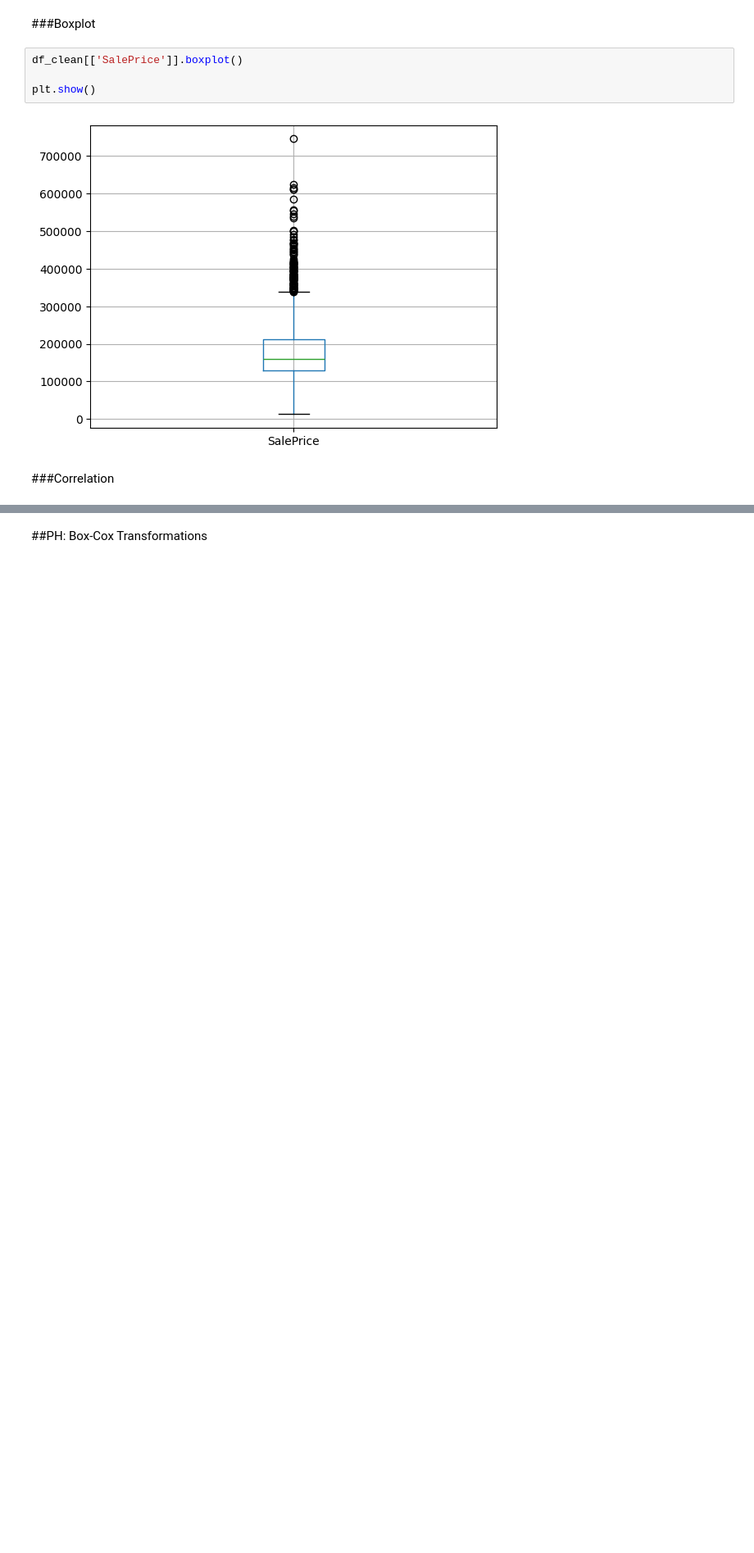
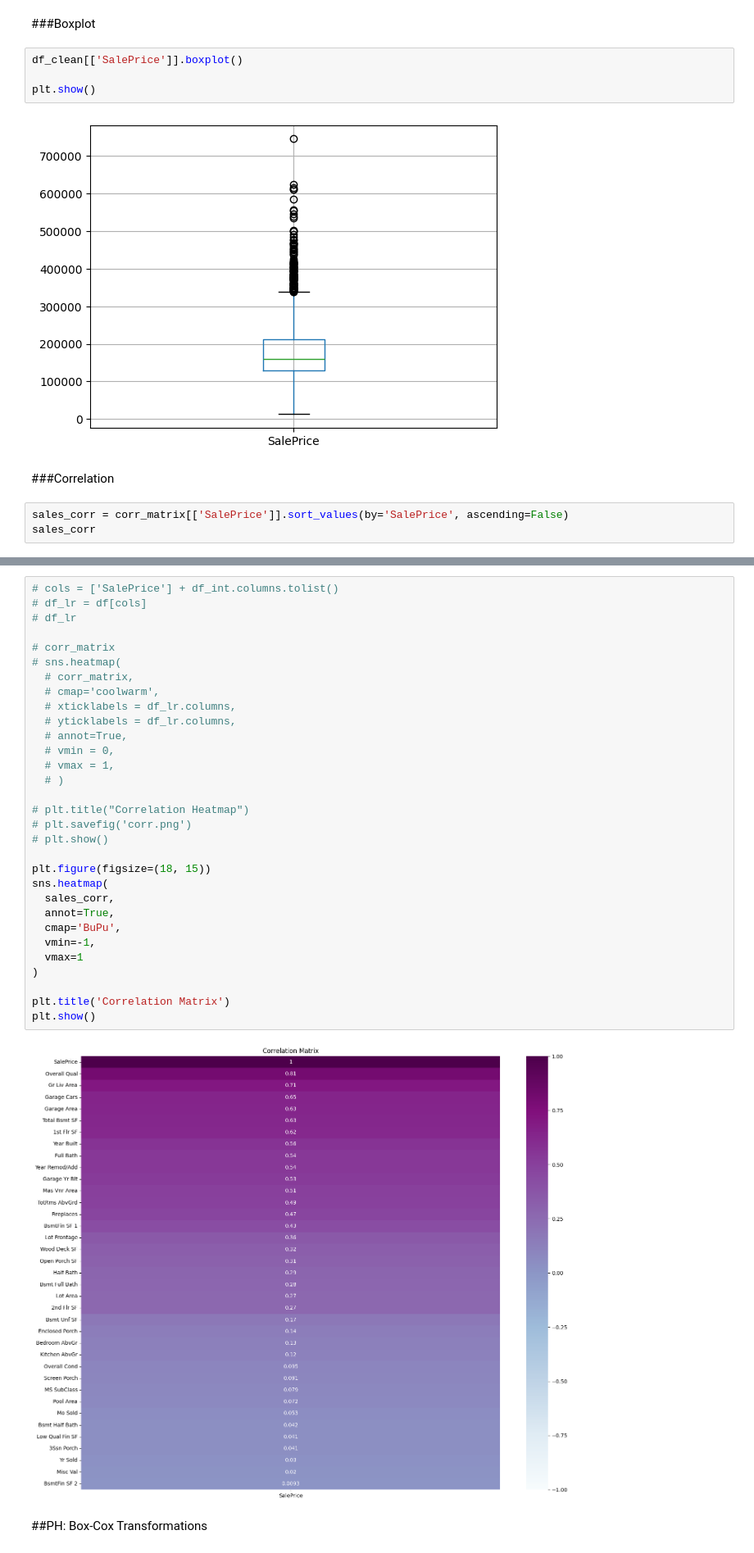
Before and after one commit to test-ds-21/stephanie465337___Data-Science-Portfolio-C21, a Jupyter notebook: Projects/Project-2/Housing.ipynb, the cells around one changed output, grey strips where cells are left out. Shown at 82% size. Drawn from its saved outputs; the diff is of its cells as text; blank space fills up the shorter version.

```diff
--- a/Projects/Project-2/Housing.ipynb
+++ b/Projects/Project-2/Housing.ipynb
@@ -310,3 +363,6 @@ plt.show()
 [figure]
 # %% [markdown]
 ###Correlation
+# %%
+sales_corr = corr_matrix[['SalePrice']].sort_values(by='SalePrice', ascending=False)
+sales_corr
@@ -358,2 +410,35 @@ plt.show()
+# %%
+# cols = ['SalePrice'] + df_int.columns.tolist()
+# df_lr = df[cols]
+# df_lr
+
+# corr_matrix
+# sns.heatmap(
+  # corr_matrix,
+  # cmap='coolwarm',
+  # xticklabels = df_lr.columns,
+  # yticklabels = df_lr.columns,
+  # annot=True,
+  # vmin = 0,
+  # vmax = 1,
+  # )
+
+# plt.title("Correlation Heatmap")
+# plt.savefig('corr.png')
+# plt.show()
+
+plt.figure(figsize=(18, 15))
+sns.heatmap(
+  sales_corr,
+  annot=True,
+  cmap='BuPu',
+  vmin=-1,
+  vmax=1
+)
+
+plt.title('Correlation Matrix')
+plt.show()
+# %% [output]
+[figure, added]
 # %% [markdown]
 ##PH: Box-Cox Transformations
```
Also changed, not shown: parts of 49 cells of this notebook.
